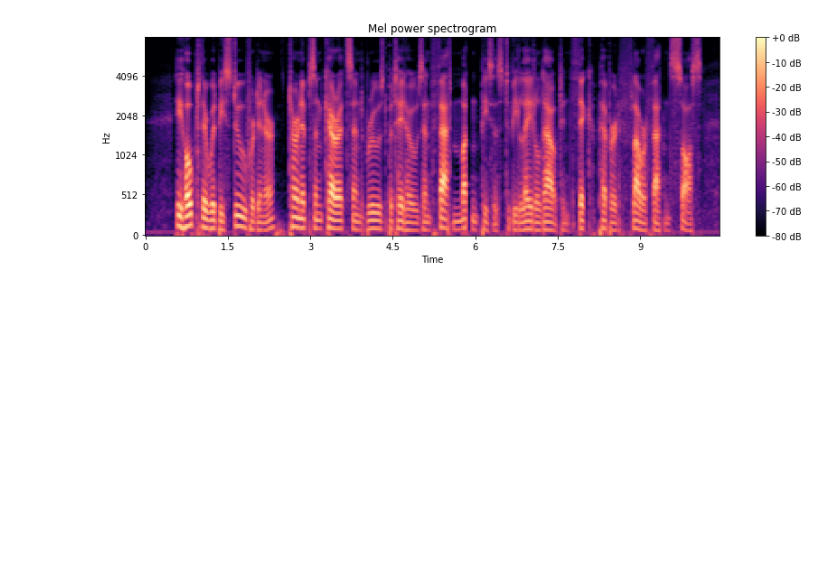
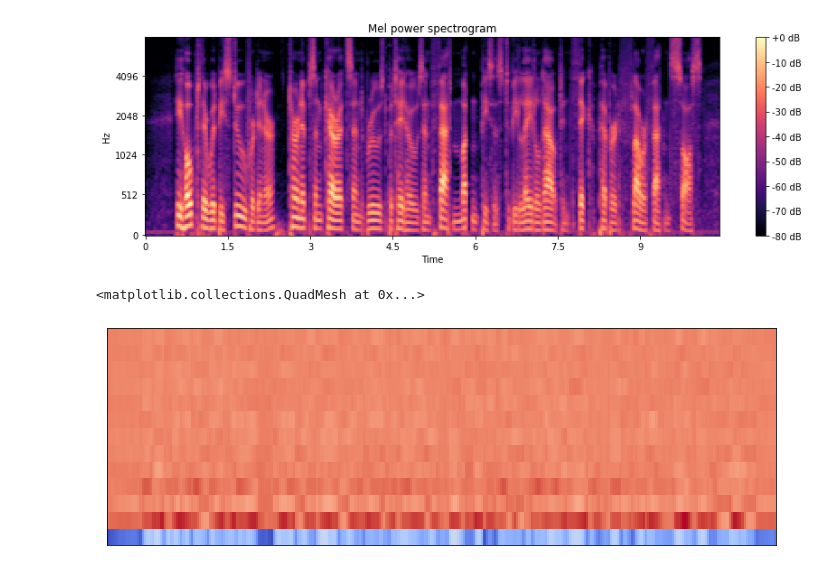
Before and after one commit to DevTae/Digital-Signal-Processing-Exercise, a Jupyter notebook: Digital-Signal-Processing-Exercise.ipynb, the cells around one changed output. Drawn from its saved outputs; the diff is of its cells as text; code cells hidden in the pictures; blank space fills up the shorter version.

Commit message:
Update ipynb file to add the codes and informations of MFCC, auditory filter-bank

```diff
--- a/Digital-Signal-Processing-Exercise.ipynb
+++ b/Digital-Signal-Processing-Exercise.ipynb
@@ -398,0 +439,9 @@ plt.tight_layout()
+# %%
+# MFCC (DCT)
+mfcc = librosa.feature.mfcc(S=log_S, n_mfcc=13)
+mfcc = mfcc.astype(np.float32) # to save (64 to 32 bits)
+plt.figure(figsize=(12,4))
+librosa.display.specshow(mfcc)
+# %% [output]
+<matplotlib.collections.QuadMesh at 0x...>
+[figure, added]
```
Also changed, not shown: parts of 9 cells of this notebook.
